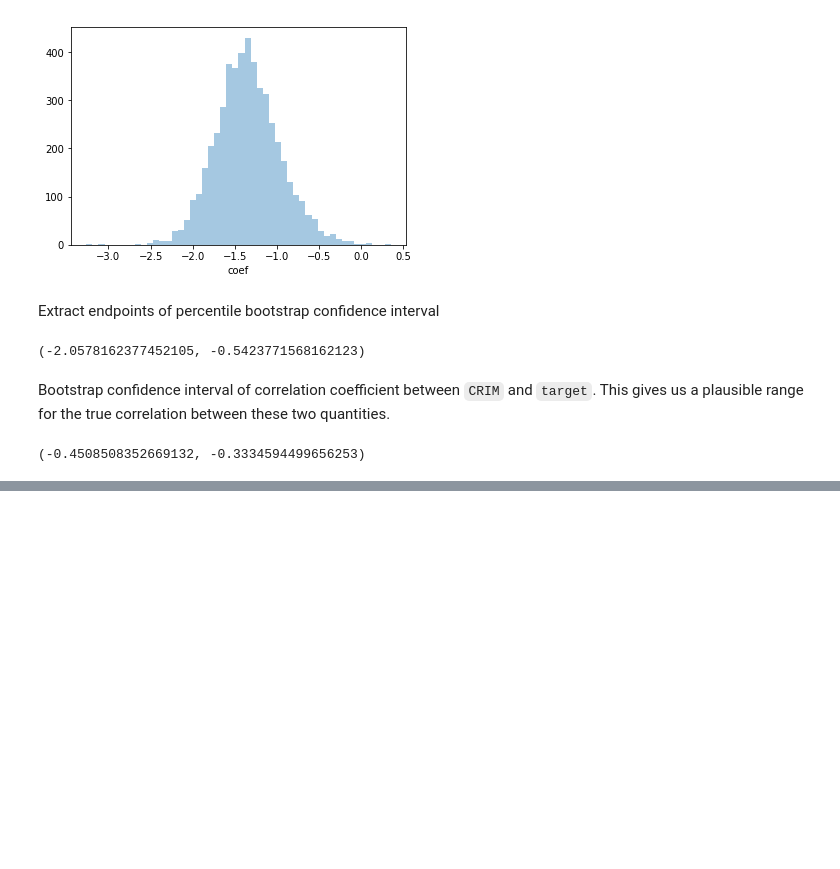
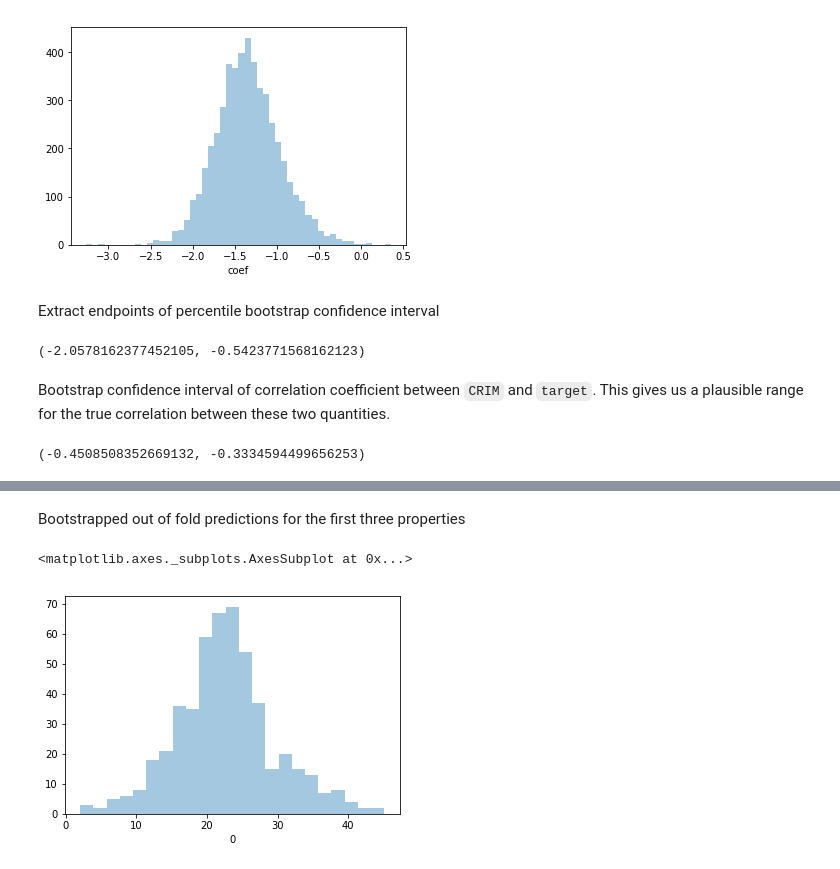
Before and after one commit to jmichuda/resample, a Jupyter notebook: doc/resample.ipynb, the cells around one changed output, grey strips where cells are left out. Saved outputs shown, nothing was run; the diff lists cells and outputs as text; code cells hidden in the pictures; blank space fills up the shorter version.

Commit message:
add prediction interval example to notebook

```diff
--- a/doc/resample.ipynb
+++ b/doc/resample.ipynb
@@ -450,0 +456,8 @@ bootstrap.bootstrap_ci(a=df[["CRIM"]].join(y).values,
+# %%
+def predreg(A):
+    scale = StandardScaler()
+    reg = LinearRegression(fit_intercept=True)
+    X_scale = scale.fit_transform(A[:, :A.shape[1]-2])
+    y = A[:, A.shape[1]-1]
+    preds = cross_val_predict(reg, X_scale, y, cv=5)
+    return preds
@@ -450,0 +466,3 @@ bootstrap.bootstrap_ci(a=df[["CRIM"]].join(y).values,
+# %%
+boot_pred = bootstrap.bootstrap(a=df.join(y).values, f=predreg, b=5000, random_state=2357)
+boot_pred[:3]
@@ -450,0 +476,3 @@ bootstrap.bootstrap_ci(a=df[["CRIM"]].join(y).values,
+# %%
+pred_frame = pd.DataFrame(boot_pred)
+pred_frame.head()
@@ -450,0 +487,7 @@ bootstrap.bootstrap_ci(a=df[["CRIM"]].join(y).values,
+# %% [markdown]
+Bootstrapped out of fold predictions for the first three properties
+# %%
+sns.distplot(pred_frame.iloc[0, :], kde=False)
+# %% [output]
+<matplotlib.axes._subplots.AxesSubplot at 0x...>
+[figure, added]
```
Also changed, not shown: parts of 34 cells of this notebook.
